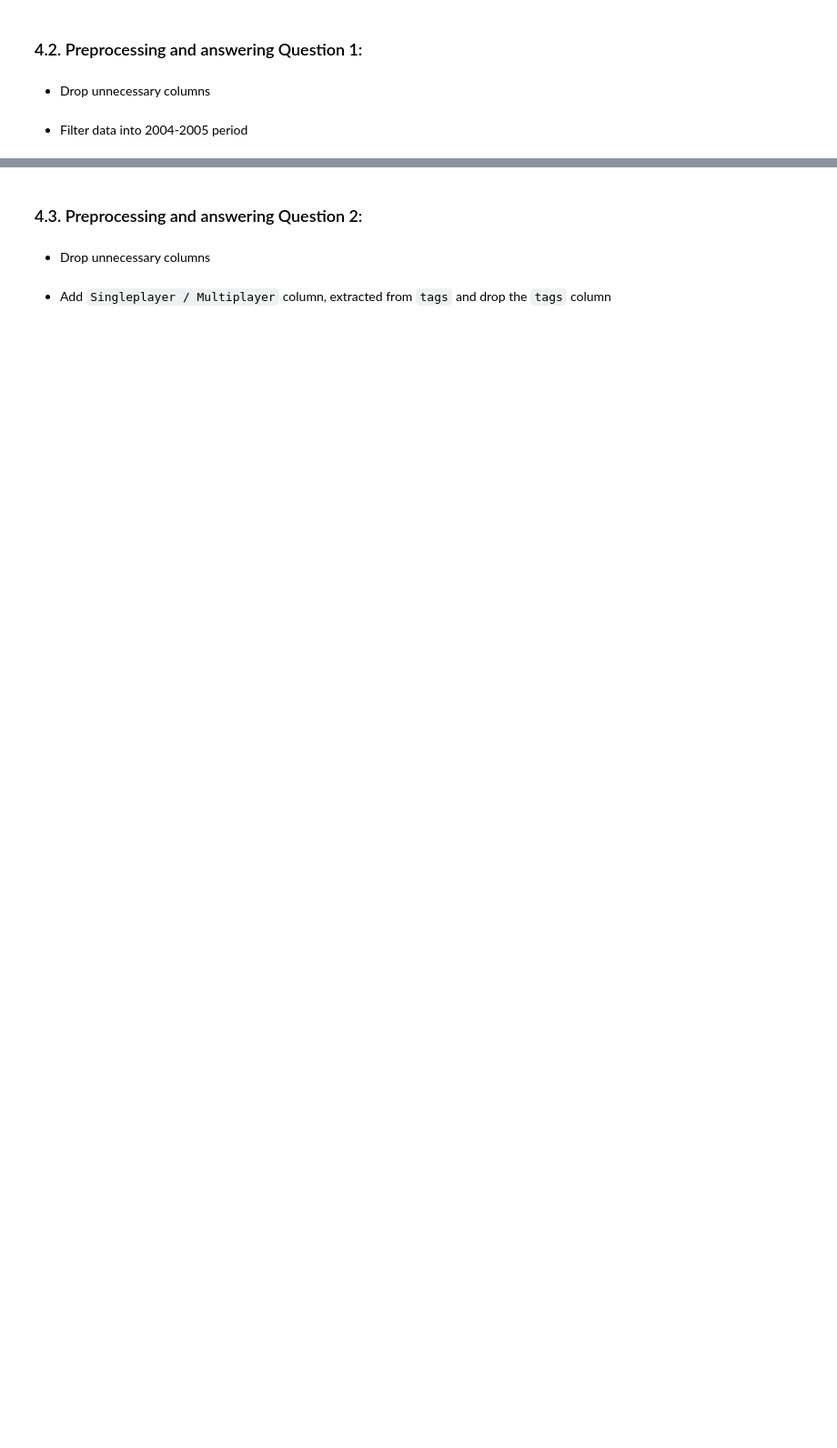
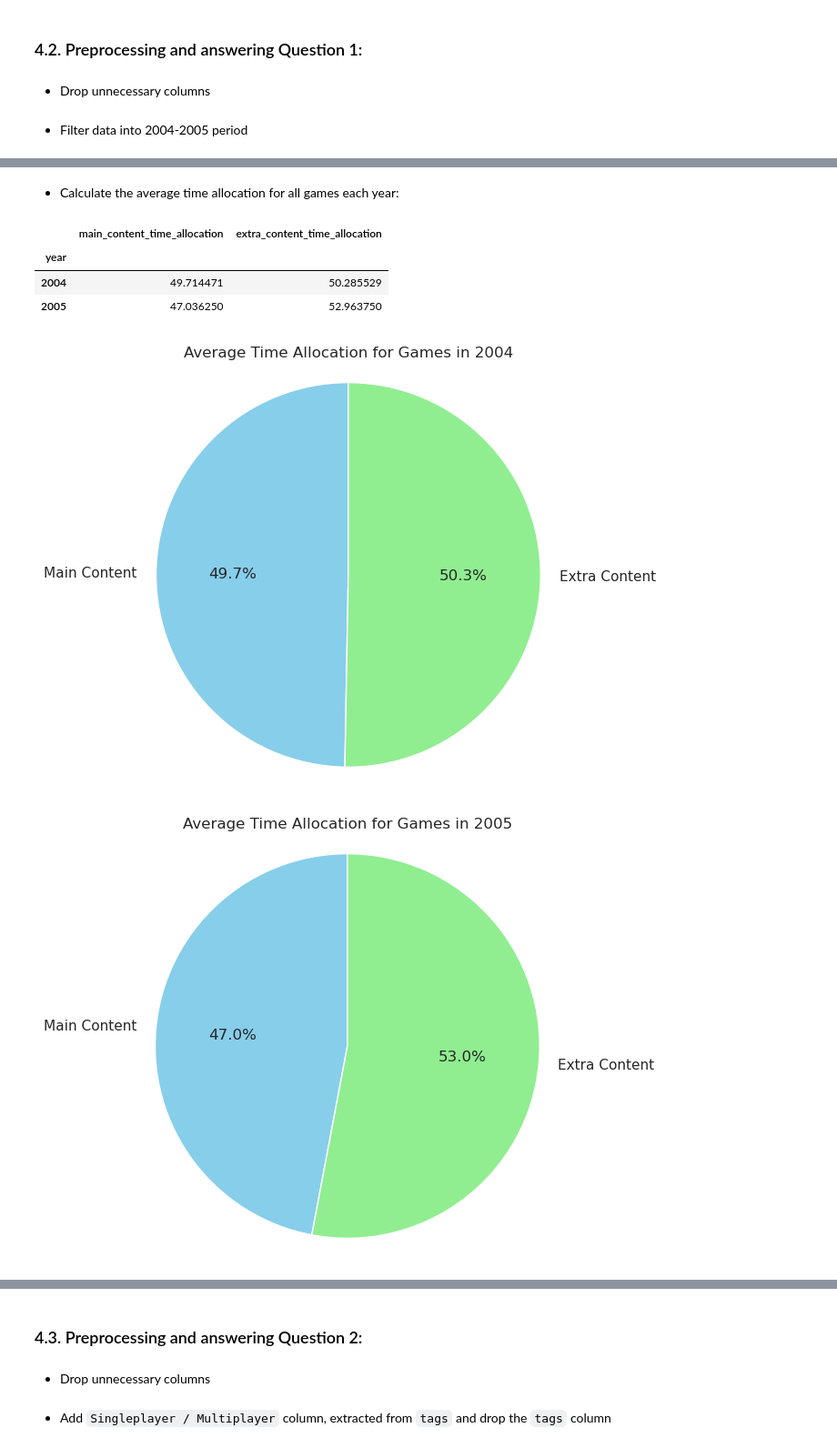
Before and after one commit to juinkinn/Programming4DS-FinalProject, a Jupyter notebook: 22127250_22127478.ipynb, the cells around one changed output, grey strips where cells are left out. Shown: that part at 91% size. Saved outputs shown, nothing was run; the diff lists cells and outputs as text; code cells hidden in the pictures; blank space fills up the shorter version.

```diff
--- a/22127250_22127478.ipynb
+++ b/22127250_22127478.ipynb
@@ -322,0 +368,28 @@ df_q1
+# %% [markdown]
+- Calculate the average time allocation for all games each year:
+# %%
+# Calculate
+avg_time_allocation_by_year = df_q1.groupby('year')[['main_content_time_allocation', 'extra_content_time_allocation']].mean()
+avg_time_allocation_by_year
+# %% [output]
+|  | main_content_time_allocation | extra_content_time_allocation |
+| year |  |  |
+| 2004 | 49.714471 | 50.285529 |
+| 2005 | 47.036250 | 52.963750 |
+# %%
+# Visualize by using pie chart for each year
+for year in avg_time_allocation_by_year.index:
+    avg_time_allocation = avg_time_allocation_by_year.loc[year]
+
+    labels = ['Main Content', 'Extra Content']
+    sizes = [avg_time_allocation['main_content_time_allocation'], avg_time_allocation['extra_content_time_allocation']]
+
+    # Plotting the pie chart for each year
+    plt.figure(figsize=(6, 6))
+    plt.pie(sizes, labels=labels, autopct='%1.1f%%', colors=['skyblue', 'lightgreen'], startangle=90)
+    plt.title(f'Average Time Allocation for Games in {year}')
+    plt.axis('equal')
+    plt.show()
+# %% [output]
+[figure, added]
+[figure, added]
```
Also changed, not shown: parts of 42 cells of this notebook.
